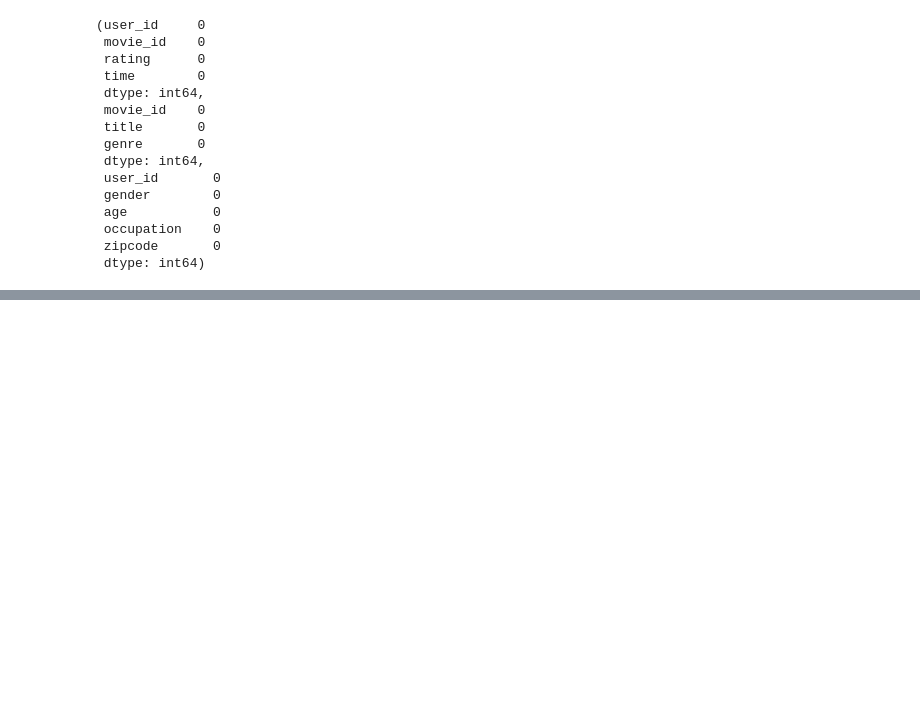
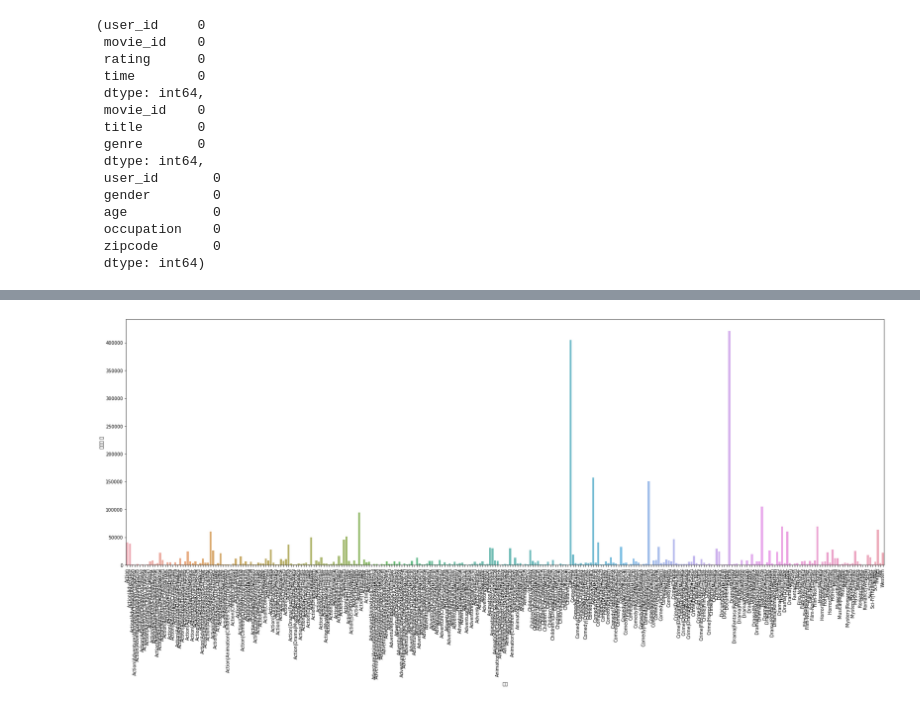
Before and after one commit to soxxun/python, a Jupyter notebook: 20220406/20220406.ipynb, the cells around one changed output, grey strips where cells are left out. Drawn from its saved outputs; the diff is of its cells as text; code cells hidden in the pictures; blank space fills up the shorter version.

```diff
--- a/20220406/20220406.ipynb
+++ b/20220406/20220406.ipynb
@@ -82,0 +114,3 @@ len(m_df['movie_id'].unique())
+# %%
+rm_merge_df =  pd.merge(r_df,m_df, how='inner',on='movie_id')
+rm_merge_df.head()
@@ -82,0 +124,7 @@ len(m_df['movie_id'].unique())
+# %%
+mr_merged_df =  rm_merge_df.groupby('genre').agg({
+    'rating':'sum',
+    'user_id':'count'
+})
+print(type(mr_merged_df))
+mr_merged_df.head()
@@ -82,0 +140,10 @@ len(m_df['movie_id'].unique())
+# %%
+import seaborn as sns
+plt.figure(figsize=(30,10))
+ax = sns.barplot(mr_merged_df['rating'].index,mr_merged_df['rating'].values,alpha=0.8)
+ax.set_xticklabels(ax.get_xticklabels(),rotation = 90)
+plt.xlabel("장르")
+plt.ylabel("평점의 합")
+plt.show()
+# %% [output]
+[figure, added]
```
Also changed, not shown: parts of 10 cells of this notebook.
